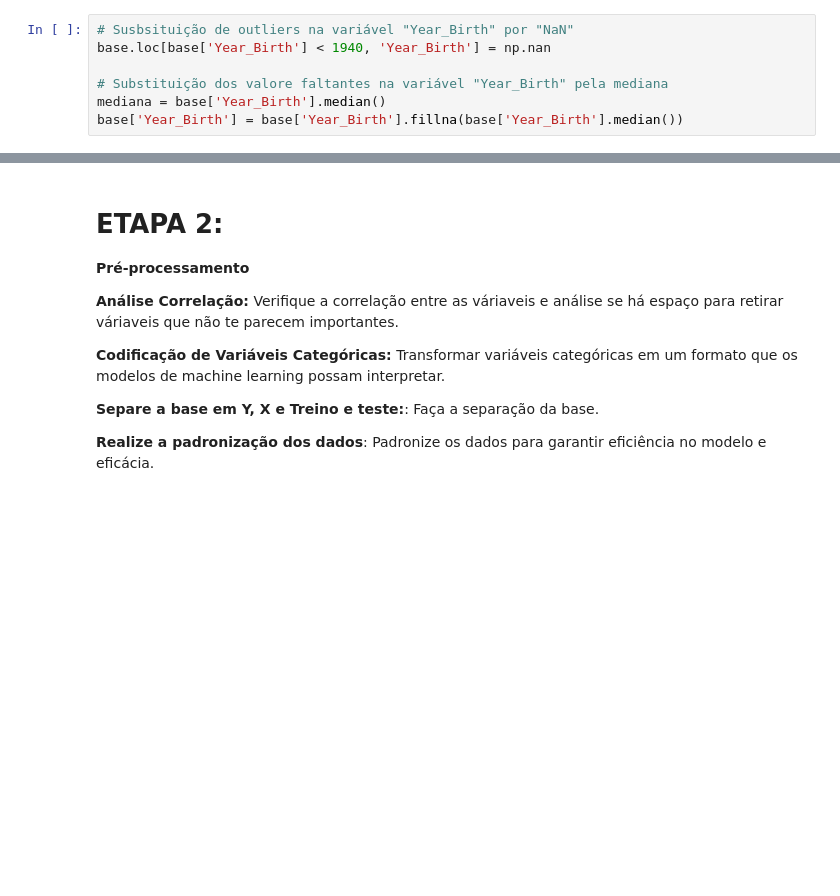
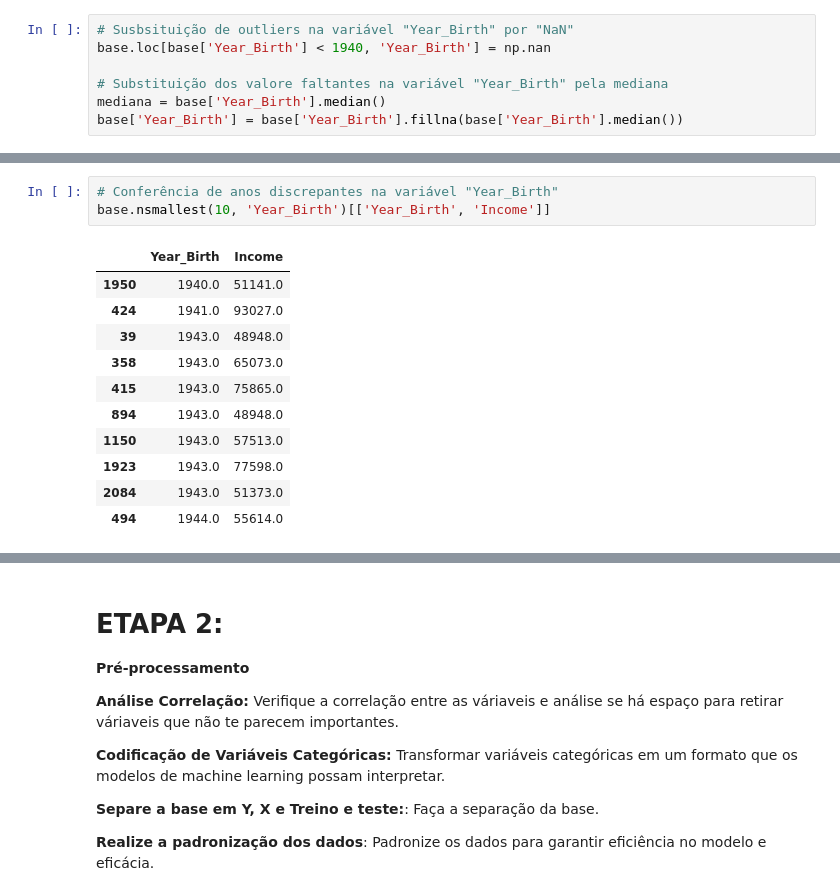
Before and after one commit to Fernandonneto/Machine_Learning_-_Previsao_intencao_compra_clientes_-_EBAC, a Jupyter notebook: Profissao Cientista de Dados M37 Projeto.ipynb, the cells around one changed output, grey strips where cells are left out. Drawn from its saved outputs; the diff is of its cells as text; blank space fills up the shorter version.

Commit message:
Conclusão da Exploração e limpeza da base de dados

```diff
--- a/Profissao Cientista de Dados M37 Projeto.ipynb
+++ b/Profissao Cientista de Dados M37 Projeto.ipynb
@@ -232,0 +246,15 @@ base['Year_Birth'] = base['Year_Birth'].fillna(base['Year_Birth'].median())
+# %%
+# Conferência de anos discrepantes na variável "Year_Birth"
+base.nsmallest(10, 'Year_Birth')[['Year_Birth', 'Income']]
+# %% [output]
+|  | Year_Birth | Income |
+| 1950 | 1940.0 | 51141.0 |
+| 424 | 1941.0 | 93027.0 |
+| 39 | 1943.0 | 48948.0 |
+| 358 | 1943.0 | 65073.0 |
+| 415 | 1943.0 | 75865.0 |
+| 894 | 1943.0 | 48948.0 |
+| 1150 | 1943.0 | 57513.0 |
+| 1923 | 1943.0 | 77598.0 |
+| 2084 | 1943.0 | 51373.0 |
+| 494 | 1944.0 | 55614.0 |
```
Also changed, not shown: parts of 3 cells of this notebook.
